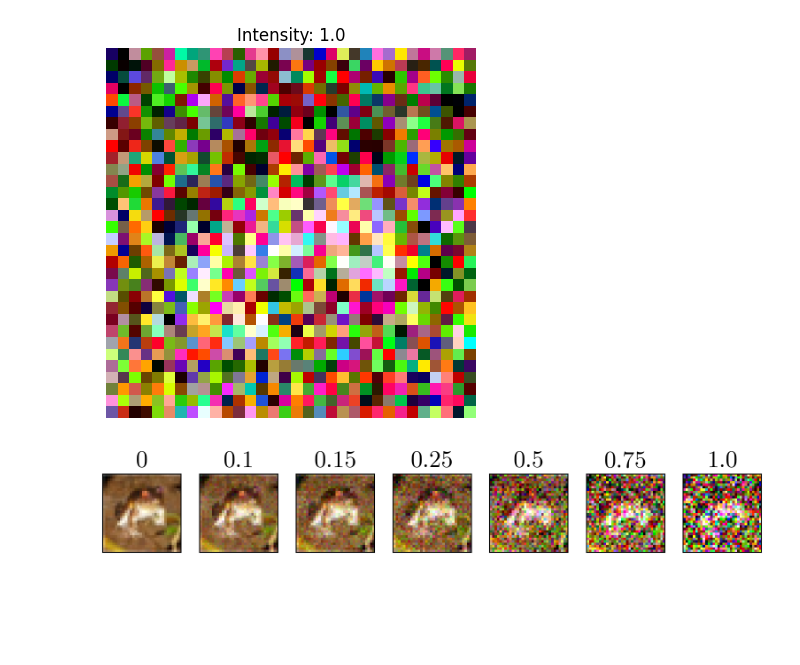
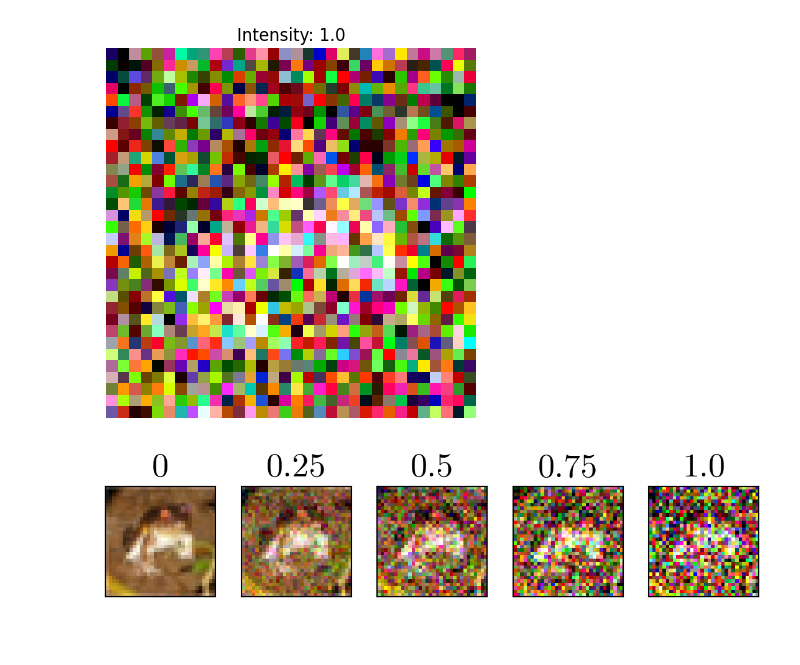
Before and after one commit to nishant-ingle/backdoors, a Jupyter notebook: noise-intensity-resnet18.ipynb, the cells around one changed output. Drawn from its saved outputs; the diff is of its cells as text; code cells hidden in the pictures; blank space fills up the shorter version.

Commit message:
Kaggle Notebook | noise intensity resnet18 | Version 15

```diff
--- a/noise-intensity-resnet18.ipynb
+++ b/noise-intensity-resnet18.ipynb
@@ -430,34 +430,38 @@ def show_row_with_labels(images, labels, box_cm=1.5, gap_cm=2.5, label_cm=1.0,
     plt.savefig('noise intensity cifar10 triggers.pdf')
     plt.show()
 
 # Example usage with the provided dataset pipeline
 # Assumes TriggeredCIFAR10 and transforms are available in the environment
 from torchvision import transforms
 # Example: img, lbl acquired from the dataset as in the prompt
 # img, lbl = TriggeredCIFAR10(root='./data', train=True, download=True, transform=transforms.ToTensor(), trigger_probability=1.0)
 # For demonstration, ensure img is a (3,32,32) tensor
 
 intensities = [0, 0.1, 0.15] + [0.25 * x for x in range(1,5)]
 intensities.sort()
 images = []
 labels = []
+blocked = [0.1, 0.15]
+
 for intensity in intensities:
+    if intensity in blocked:
+        continue
     noisy_img = add_noise_to_image(img, noise_intensity=intensity, location='all', blur_width=4, blur_height=4)
     images.append(noisy_img)
     labels.append(f"{intensity}")
 
 show_row_with_labels(
     images,
     labels,
     box_cm=3,
     gap_cm=0.7,
     label_cm=1.0,  # adjust if more headroom is needed for the 24-pt font
     font_path="/kaggle/working/latexfont.otf",
     font_size=26,
     dpi=150  # higher DPI for crisper rendering at small physical sizes
 )
 # %% [output]
-[figure, old version]
+[figure, new version]
 # %% [markdown]
 ##
 # %%
```
Also changed, not shown: parts of 5 cells of this notebook.
